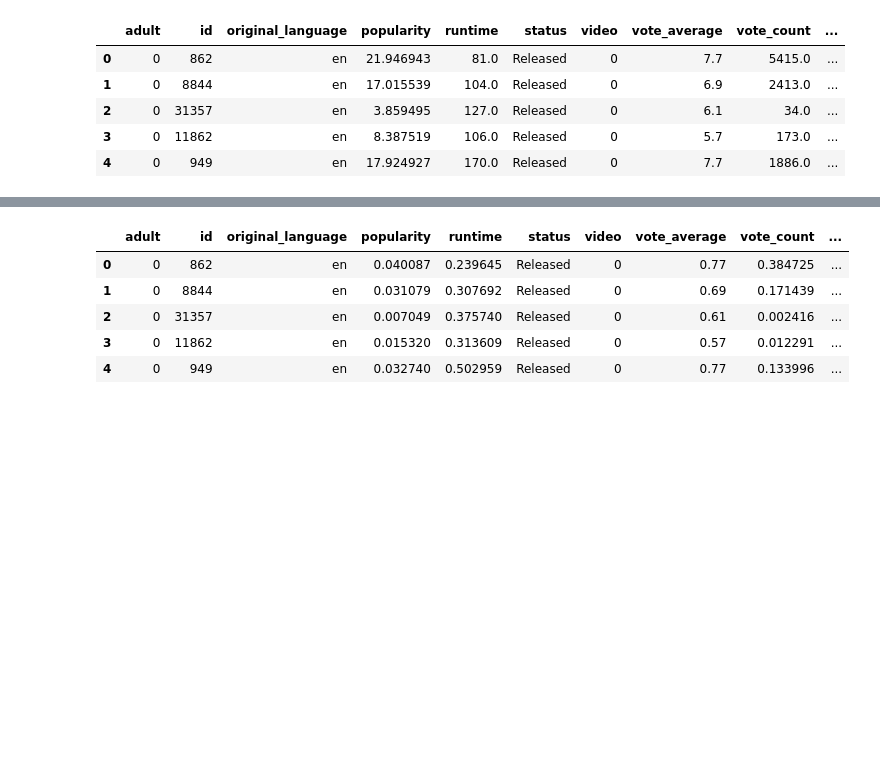
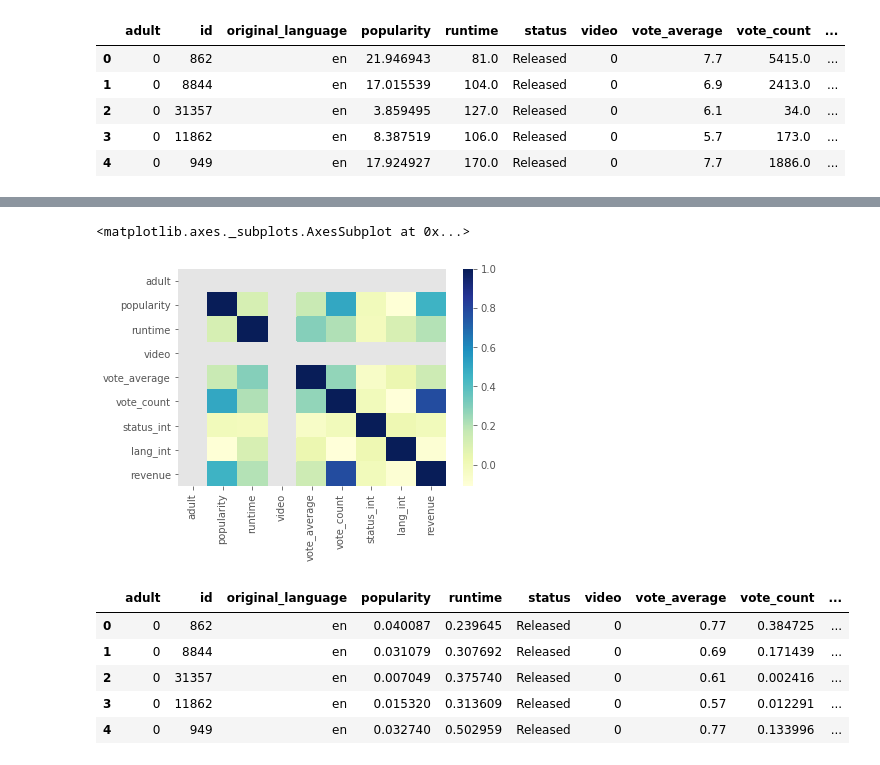
Before and after one commit to sanjeev29/Capstone-Project-MLF, a Jupyter notebook: Regression-The Movies Dataset.ipynb, the cells around one changed output, grey strips where cells are left out. Cells and saved outputs as stored; diff of their text form; code cells hidden in the pictures; blank space fills up the shorter version.

```diff
--- a/Regression-The Movies Dataset.ipynb
+++ b/Regression-The Movies Dataset.ipynb
@@ -316,3 +337,8 @@ data.corr('pearson')
+# %%
+sns.heatmap(data.corr(), cmap = 'YlGnBu')
+# %% [output]
+<matplotlib.axes._subplots.AxesSubplot at 0x...>
+[figure, added]
 # %%
 def normalize_data(col_name):
     X = data[col_name]
```
Also changed, not shown: parts of 18 cells of this notebook.
